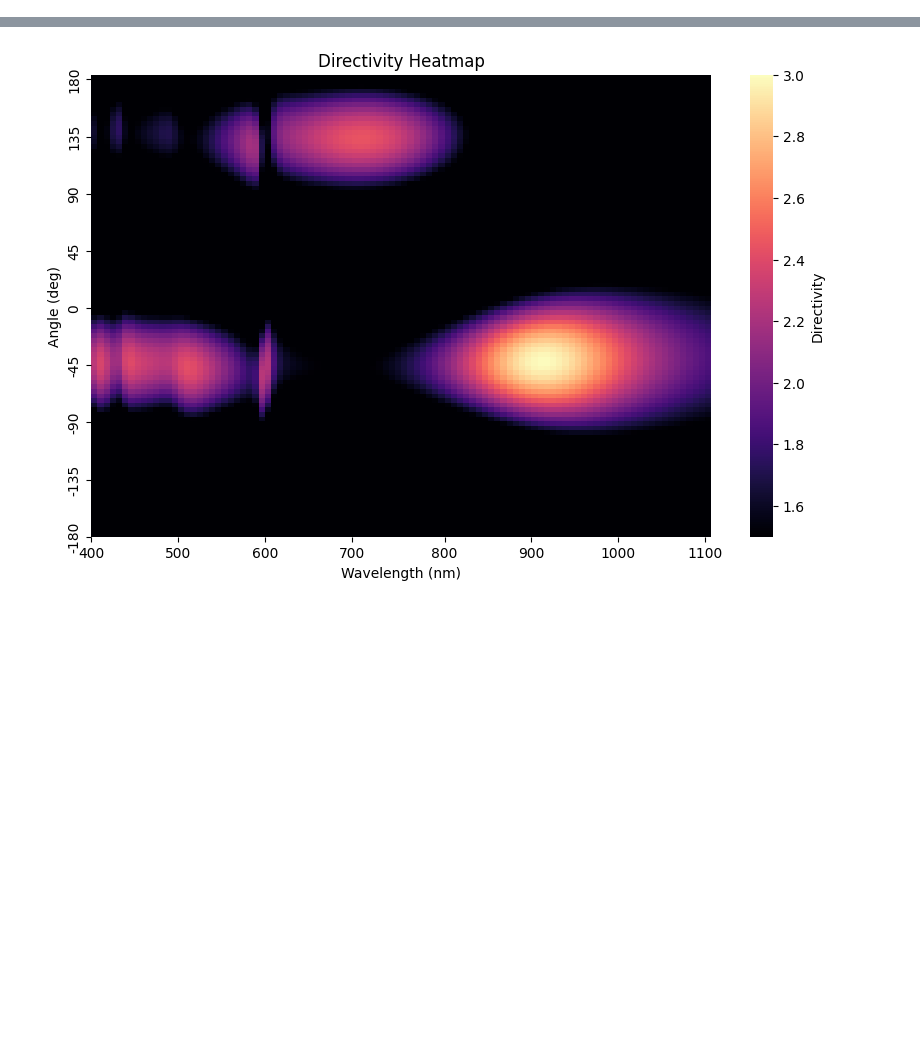
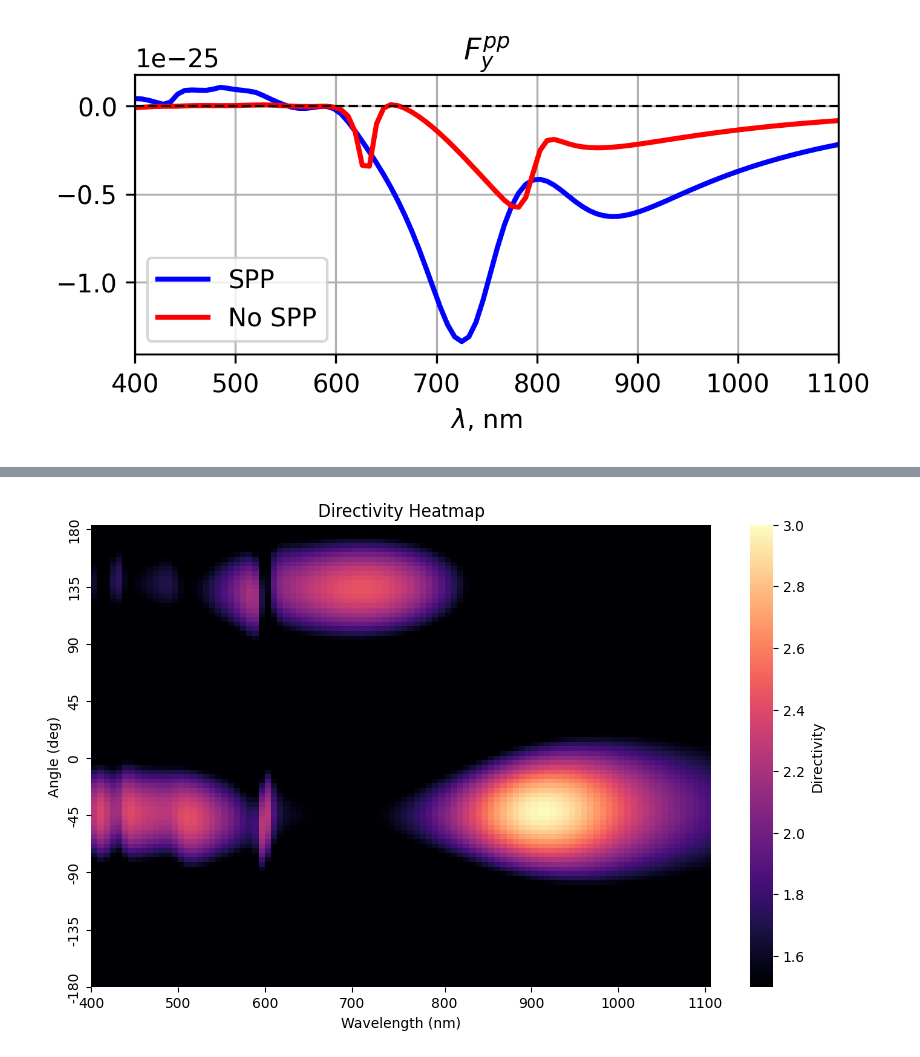
Before and after one commit to semyonbo/SPP_ANALYTICAL, a Jupyter notebook: SPP_vs_Force.ipynb, the cells around one changed output, grey strips where cells are left out. Cells and saved outputs as stored; diff of their text form; code cells hidden in the pictures; blank space fills up the shorter version.

```diff
--- a/SPP_vs_Force.ipynb
+++ b/SPP_vs_Force.ipynb
@@ -15,12 +15,12 @@ eps_Si = frenel.get_interpolate('Si')
 R = 110
 dist = 2
 a_angle = np.pi/4
-angle = 70*np.pi/180
+angle = 25*np.pi/180
 STOP = 45
 point = [0,0,dist+R]
 z0 = point[2]
 wls=np.linspace(400,1100,100)
-phase = 0
+phase = -np.pi/2
 
 k0 = lambda wl: 2*np.pi/wl/1e-9
 omega = lambda wl: 2*np.pi*c_const/wl/1e-9
@@ -77,0 +177,13 @@ for i in tqdm(range(len(wls))):
+# %%
+plt.figure(figsize=(5,2), dpi=300)
+plt.title('$F_y^{pp}$')
+plt.plot(wls, F_x[:,2], label='SPP', c='b', lw=2)
+plt.plot(wls, F_x_no_spp[:,2], label='No SPP', c='r', lw=2)
+plt.grid()
+plt.legend()
+plt.xlim(wls[0], wls[-1])
+plt.xlabel('$\lambda$, nm')
+plt.axhline(0, color='black', linestyle='--', linewidth=1)
+plt.show()
+# %% [output]
+[figure, added]
```
Also changed, not shown: parts of 8 cells of this notebook.
